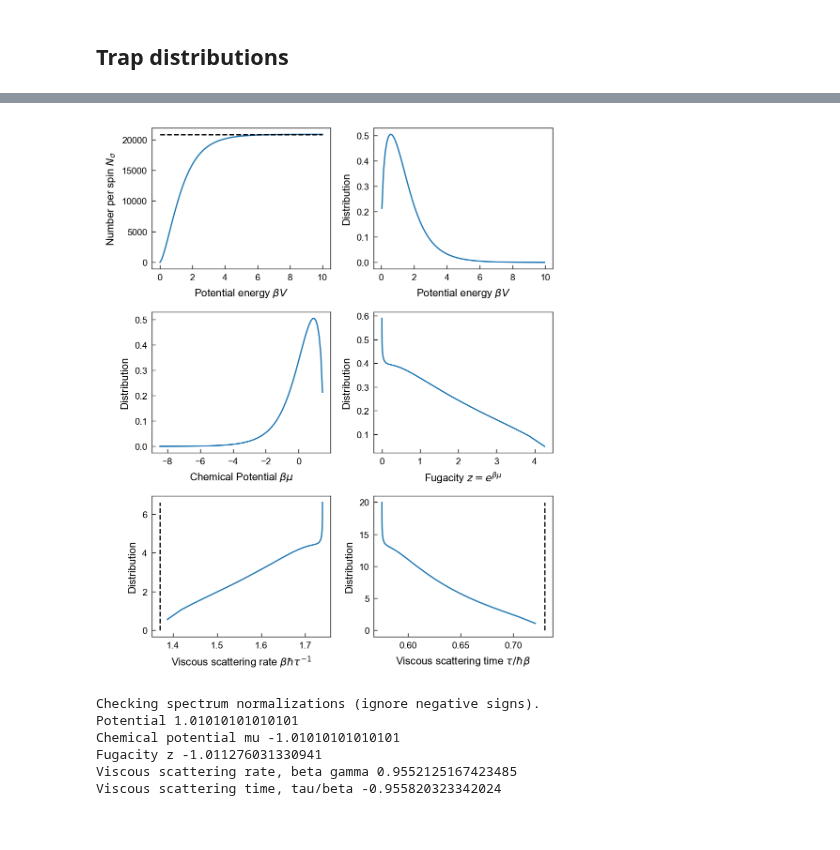
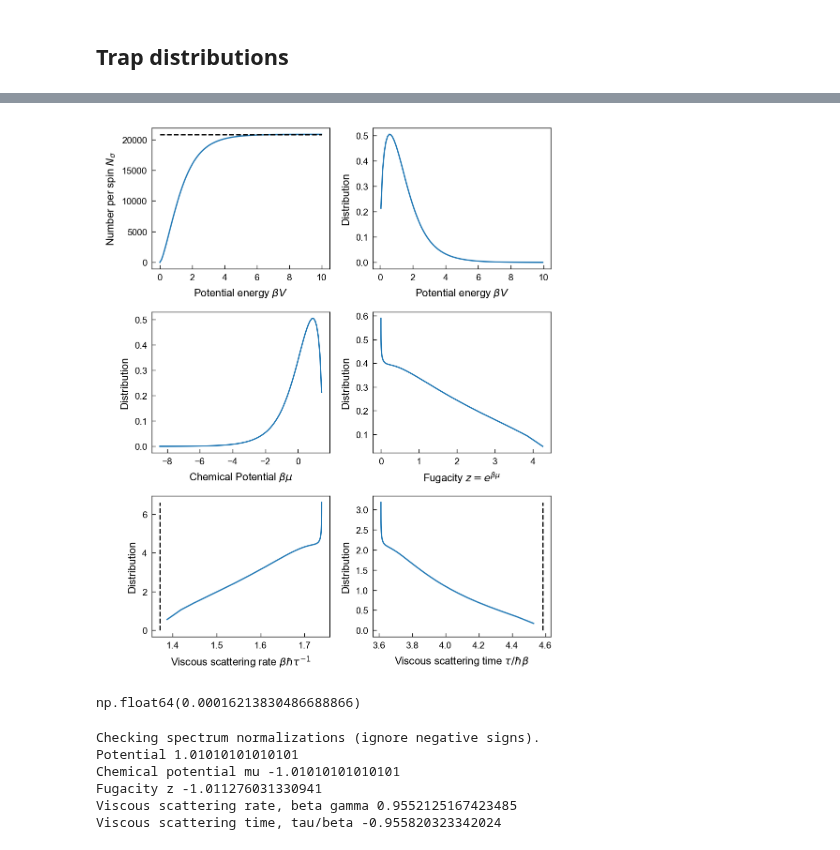
Before and after one commit to colinjdale/ChiPyLab, a Jupyter notebook: examples/plot_unitary_fermi_gas.ipynb, the cells around one changed output, grey strips where cells are left out. Drawn from its saved outputs; the diff is of its cells as text; code cells hidden in the pictures.

```diff
--- a/examples/plot_unitary_fermi_gas.ipynb
+++ b/examples/plot_unitary_fermi_gas.ipynb
@@ -28,5 +30,5 @@ tau=1.62e-04s, Ns=20833, Ntotal=41667, Epot=267653396Hz.
 # %%
-from amo.unitary_fermi_gas import number_per_spin, tau_inv, betagamma
+from amo.unitary_fermi_gas import number_per_spin, betagamma
 
 num = 100
 Vmax = 10*TUG.T
@@ -83,37 +85,42 @@ ax.set(xlabel=xlabel, ylabel=ylabel)#, xscale='log')
 ax.plot(zs, z_pdf)
 
 
 ### gamma
 gammas = betagamma(zs)
 gamma_jacobian = 1/0.0892  # Ignoring quadratic term.
 gamma_pdf = z_pdf * gamma_jacobian
 
 # np.trapezoid(Ns_pdf/z_pdf*gamma_jacobian, x=gamma_pdf)
 
 xlabel = r'Viscous scattering rate $\beta\hbar \tau^{-1}$'
 ylabel = r'Distribution'
 
 ax = axs[4]
 ax.set(xlabel=xlabel, ylabel=ylabel)
 ax.plot(gammas, gamma_pdf)
-ax.vlines(1/TUG.tau/TUG.T, 0, np.max(gamma_pdf), linestyle='--', color='k')
+ax.vlines(TUG.gamma/TUG.T, 0, np.max(gamma_pdf), linestyle='--', color='k')
 
 
 ### tau
-taus = 1/gammas
-tau_jacobian = lambda tau: 1/tau**2
+taus = 1/gammas * 2*pi
+tau_jacobian = lambda tau: 1/tau**2 * 2*pi
 tau_pdf = gamma_pdf * tau_jacobian(taus)
 
 xlabel = r'Viscous scattering time $\tau/\hbar\beta$'
 ax = axs[5]
 ax.set(xlabel=xlabel, ylabel=ylabel)#, xscale='log')
 ax.plot(taus, tau_pdf)
 ax.vlines(TUG.tau * TUG.T, 0, np.max(tau_pdf), linestyle='--', color='k')
 
 fig.tight_layout()
 plt.show()
 # %% [output]
-[figure, old version]
+[figure, new version]
+# %%
+TUG.T
+TUG.tau/2/pi
+# %% [output]
+np.float64(0.00016213830486688866)
 # %%
 print("Checking spectrum normalizations (ignore negative signs).")
 print("Potential", np.trapezoid(V_pdf, x=Vs/TUG.T))
```
Also changed, not shown: parts of 5 cells of this notebook, 2 other files.
